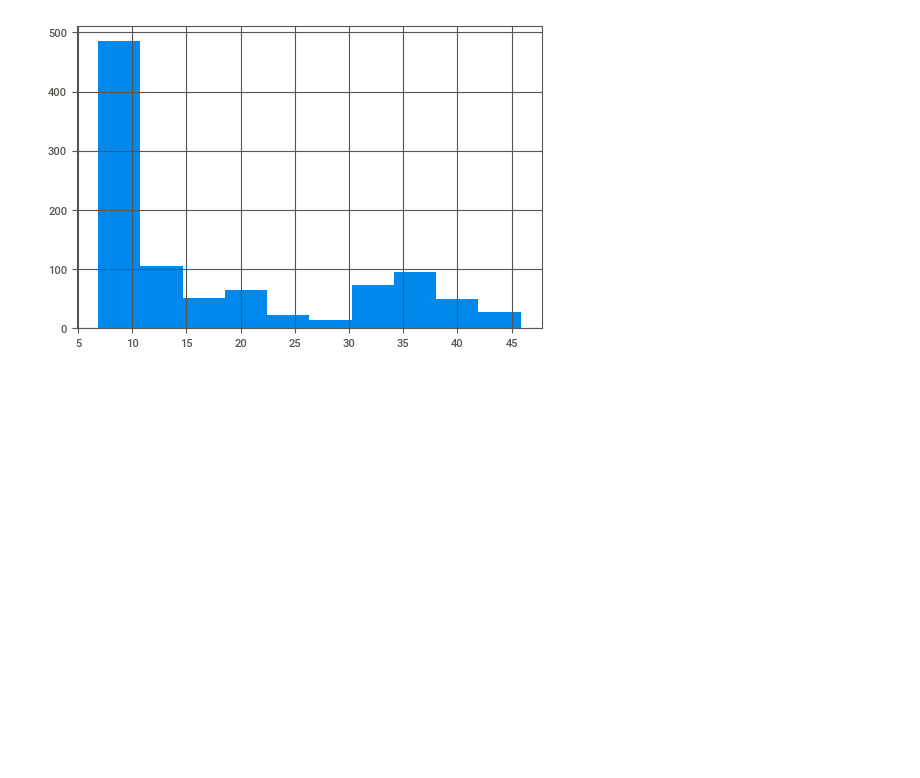
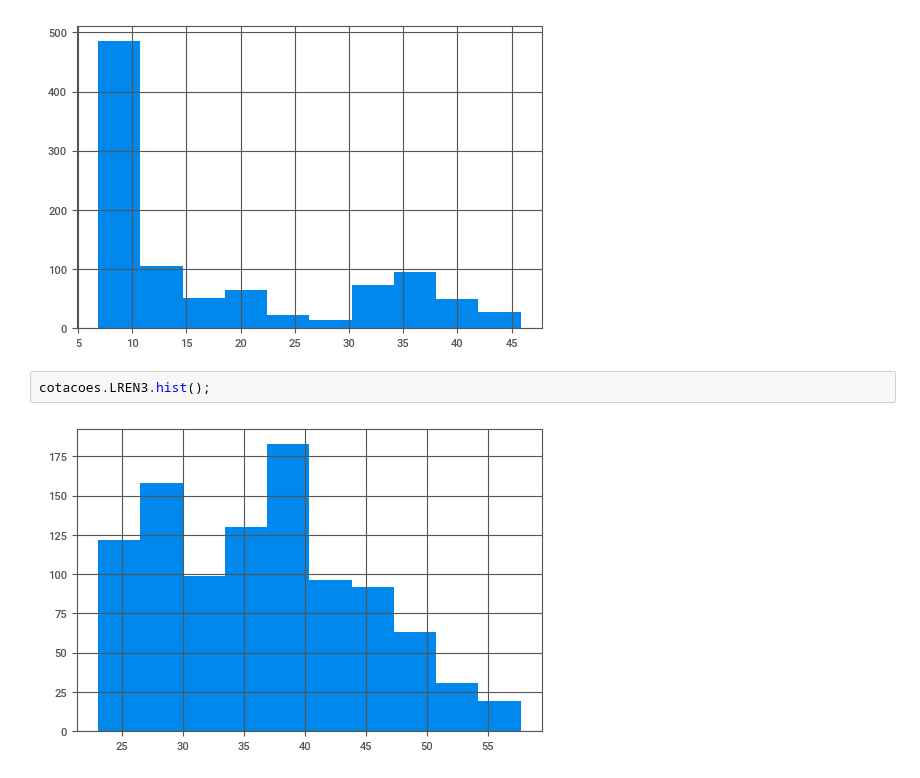
Before and after one commit to robertoricci/Curso-Python-para-Mercado-Financeiro-Trading-com-Dados, a Jupyter notebook: Numpy_e_Pandas.ipynb, the cells around one changed output. Cells and saved outputs as stored; diff of their text form; blank space fills up the shorter version.

```diff
--- a/Numpy_e_Pandas.ipynb
+++ b/Numpy_e_Pandas.ipynb
@@ -555,3 +560,7 @@ relatorio = sv.analyze(cotacoes)
 cotacoes.WEGE3.hist();
 # %% [output]
 [figure]
+# %%
+cotacoes.LREN3.hist();
+# %% [output]
+[figure, added]
```
Also changed, not shown: parts of 8 cells of this notebook.
